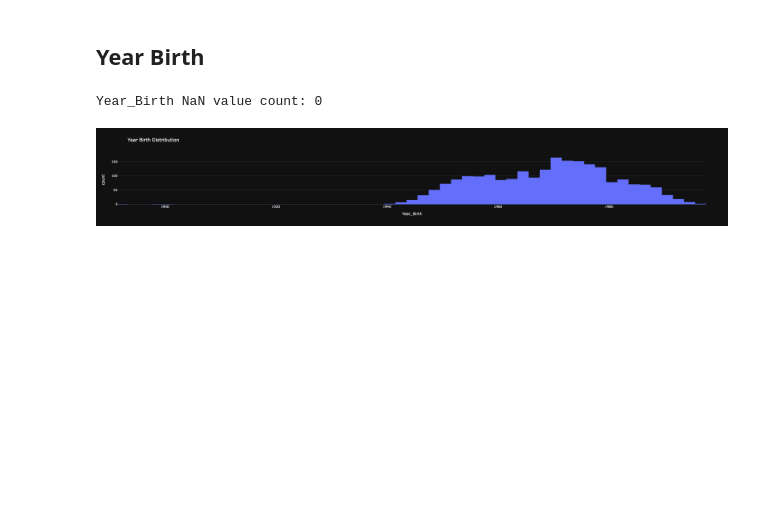
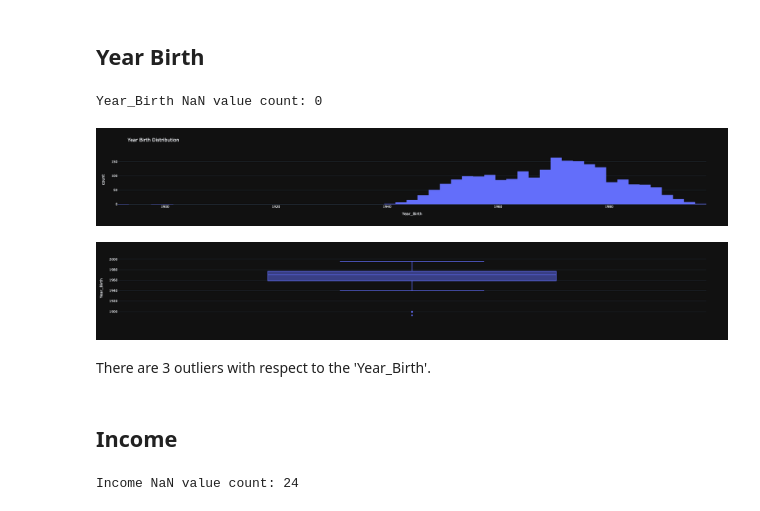
Before and after one commit to Volscente/customer_personality, a Jupyter notebook: notebooks/exploratory_data_analysis.ipynb, the cells around one changed output. Drawn from its saved outputs; the diff is of its cells as text; code cells hidden in the pictures; blank space fills up the shorter version.

```diff
--- a/notebooks/exploratory_data_analysis.ipynb
+++ b/notebooks/exploratory_data_analysis.ipynb
@@ -90,5 +90,18 @@ figure.show()
 # %%
 # Plot the Boxplot of Year_Birth Distribution
 figure = ex.box(data_frame=data,
-                y='Year_birth',
+                y='Year_Birth',
                 template='plotly_dark')
+
+figure.show()
+# %% [output]
+[figure, added]
+# %% [markdown]
+There are 3 outliers with respect to the 'Year_Birth'.
+# %% [markdown]
+## Income
+# %%
+# Check for NaN values
+print('Income NaN value count: {}'.format(len(data[data['Income'].isna()])))
+# %% [output]
+Income NaN value count: 24
```
